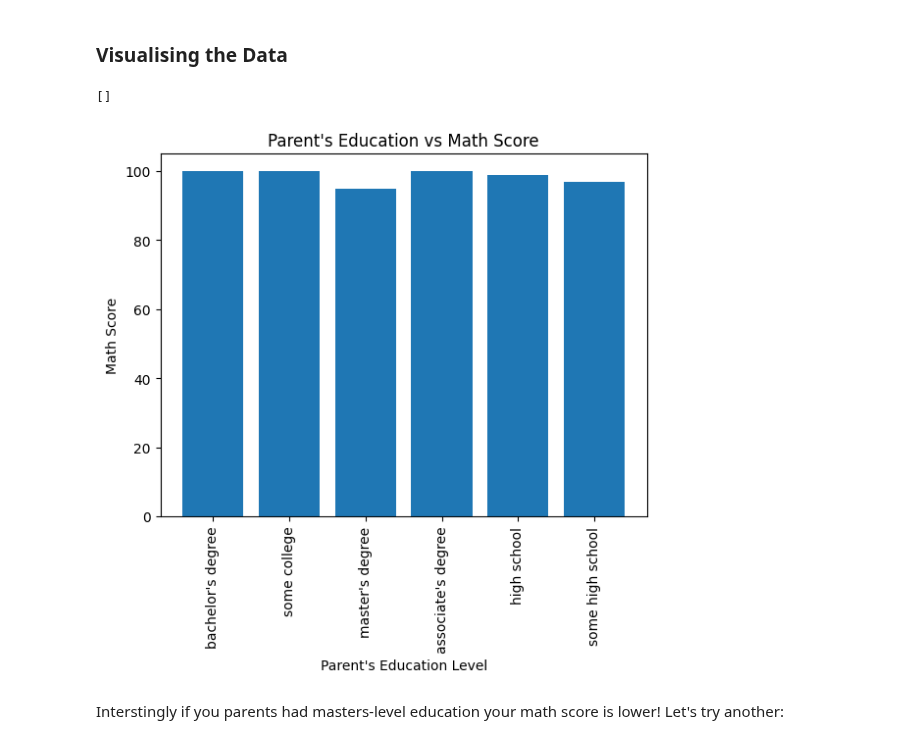
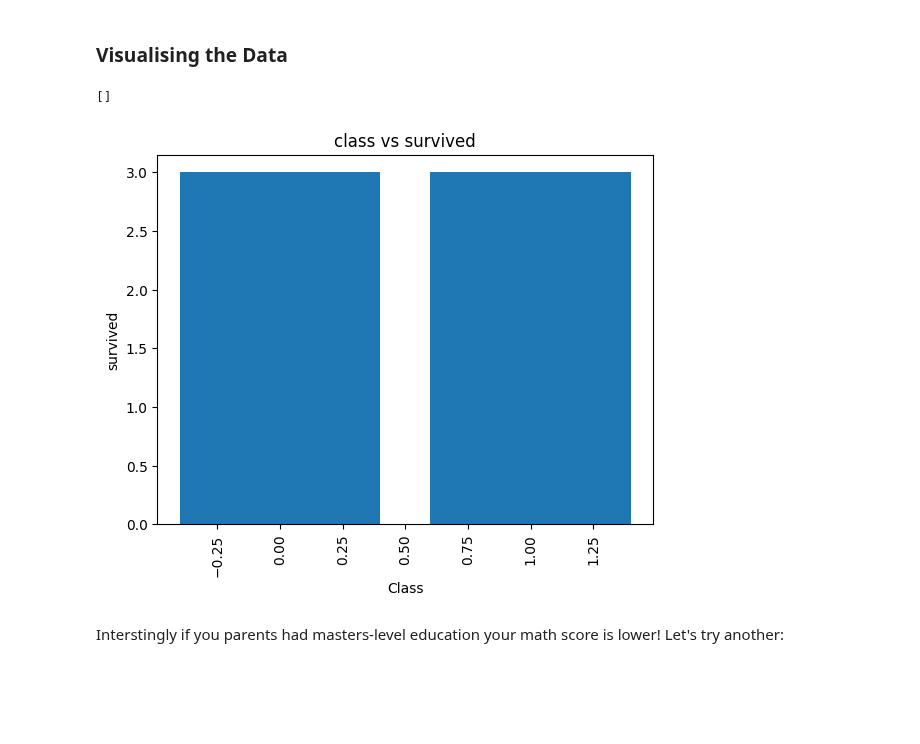
Before and after one commit to Anandita-Sinha/Anandita-Sinha-DataScience-GenAI-Submissions, a Jupyter notebook: Copy_of_2_05_Exploratory_Data_Analysis.ipynb, the cells around one changed output. Saved outputs shown, nothing was run; the diff lists cells and outputs as text; code cells hidden in the pictures; blank space fills up the shorter version.

```diff
--- a/Copy_of_2_05_Exploratory_Data_Analysis.ipynb
+++ b/Copy_of_2_05_Exploratory_Data_Analysis.ipynb
@@ -19,6 +19,6 @@ Saving students.csv to students.csv
 # %% [markdown]
 We can now import the data into pandas as before:
 # %%
-students = pd.read_csv('students.csv')
-students.head()
+titanic = pd.read_csv('titanic.csv')
+titanic.head()
 # %% [output]
@@ -109,16 +124,16 @@ We can see that only three of the columns have been "described" ... the three th
 # %% [markdown]
 ### Visualising the Data
 # %%
-plt.bar(students['parental level of education'], students['math score']) # create a bar chart of the two values
+plt.bar(titanic['Survived'], titanic['Pclass']) # create a bar chart of the two values
 # note we use a "\" symbol so that the apostrophy doesn't close the string
-plt.xlabel('Parent\'s Education Level') # x-axis is parent's education level
+plt.xlabel('Class') # x-axis is parent's education level
 plt.xticks(rotation=90) # rotate x labels 90 degrees (vertical)
-plt.ylabel('Math Score') # y-axis is maths score
-plt.title('Parent\'s Education vs Math Score') # add title
+plt.ylabel('survived') # y-axis is maths score
+plt.title('class vs survived') # add title
 plt.plot() # plot the chart to screen
 # %% [output]
 []
-[figure, old version]
+[figure, new version]
 # %% [markdown]
 Interstingly if you parents had masters-level education your math score is lower! Let's try another:
 # %%
```
Also changed, not shown: parts of 10 cells of this notebook.
